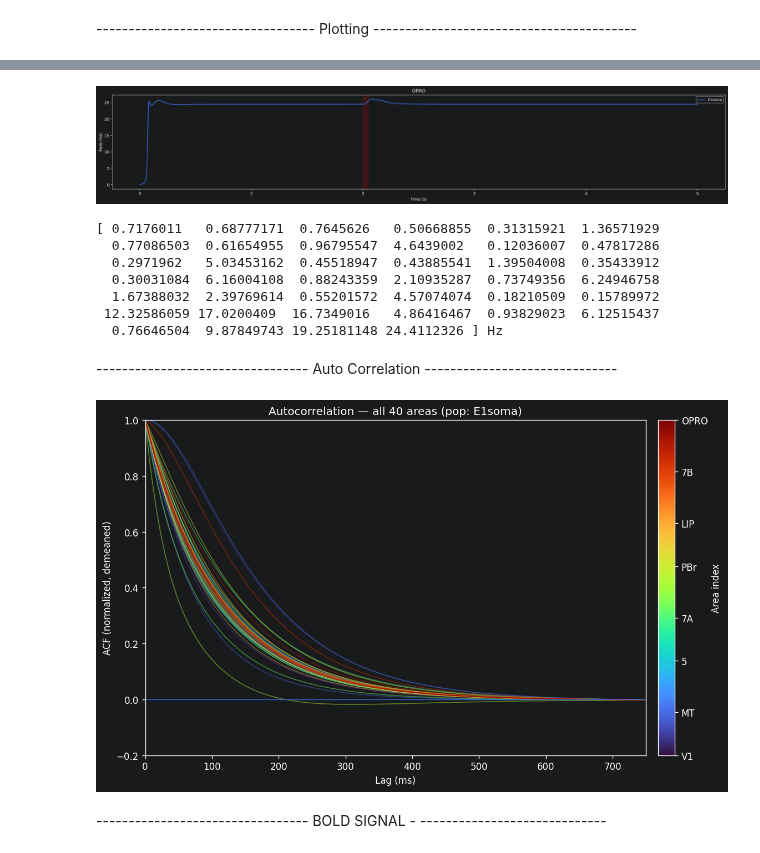
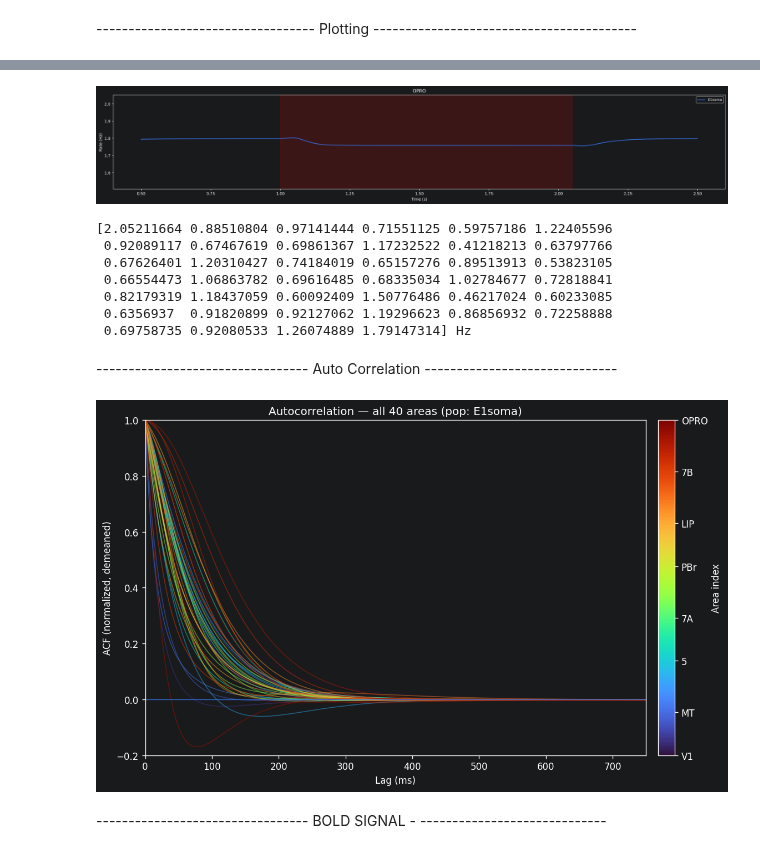
Before and after one commit to GKDavidson1/serotonin, a Jupyter notebook: RwB Autocorrelation.ipynb, the cells around one changed output, grey strips where cells are left out. Drawn from its saved outputs; the diff is of its cells as text; code cells hidden in the pictures.

```diff
--- a/RwB Autocorrelation.ipynb
+++ b/RwB Autocorrelation.ipynb
@@ -142,7 +142,7 @@ PARAMS = {
 
 
          # target stimulus on time
-          'stim_on': 2 * brian2.second,
+          'stim_on': 1 * brian2.second,
          'stim_off': 2.05 * brian2.second,
 
         # distractor stimulus on time (if using)
@@ -189,16 +189,16 @@ PARAMS = {
 }
 
 # Load the optimised free parameters from Baseline correlations output.
-# path_name = 'results_plotting_neural/neural 12345/result_summary.json'
-# path_name = 'results_plotting_neural/neural 24690/result_summary.json'
-# path_name = 'results_plotting_neural/neural 37035/result_summary.json'
-# path_name = 'results_plotting_neural/neural 49380/result_summary.json'
-# path_name = 'results_plotting_neural/neural 61725/result_summary.json'
-# path_name = 'results_plotting_neural/neural 74070/result_summary.json'
-path_name = 'results_plotting_neural/neural 86415/result_summary.json'
-# path_name = 'results_plotting_neural/neural 98760/result_summary.json'
-# path_name = 'results_plotting_neural/neural 111105/result_summary.json'
-# path_name = 'results_plotting_neural/neural 123450/result_summary.json'
+# path_name = 'results_plotting_neural/neural 12345/result_summary.json' #1
+# path_name = 'results_plotting_neural/neural 24690/result_summary.json' #2
+# path_name = 'results_plotting_neural/neural 37035/result_summary.json' #3
+# path_name = 'results_plotting_neural/neural 49380/result_summary.json' #4
+# path_name = 'results_plotting_neural/neural 61725/result_summary.json' #5
+# path_name = 'results_plotting_neural/neural 74070/result_summary.json' #6
+# path_name = 'results_plotting_neural/neural 86415/result_summary.json' #7
+# path_name = 'results_plotting_neural/neural 98760/result_summary.json' #8
+path_name = 'results_plotting_neural/neural 111105/result_summary.json' #9
+# path_name = 'results_plotting_neural/neural 123450/result_summary.json' #10
 
 RESULT_SUMMARY_PATH = Path(path_name)
 with RESULT_SUMMARY_PATH.open('r', encoding='utf-8') as f:
@@ -933,24 +933,24 @@ fig, ax = plot_one_area_wide(
     pops_to_show=['E1soma'],
     area='OPRO',
     dt=PARAMS['dt'],
-    t_start=0.0,
-    t_end=5.0,
+    t_start=0.5,
+    t_end=2.5,
     stim_on=PARAMS['stim_on'],
     stim_off=PARAMS['stim_off'],
     figsize=(22, 4),
 )
 # %% [output]
-[figure, old version]
+[figure, new version]
 # %%
 print(np.mean(R[:,:,0], axis= 0))
 # %% [output]
-[ 0.7176011   0.68777171  0.7645626   0.50668855  0.31315921  1.36571929
-  0.77086503  0.61654955  0.96795547  4.6439002   0.12036007  0.47817286
-  0.2971962   5.03453162  0.45518947  0.43885541  1.39504008  0.35433912
-  0.30031084  6.16004108  0.88243359  2.10935287  0.73749356  6.24946758
-  1.67388032  2.39769614  0.55201572  4.57074074  0.18210509  0.15789972
- 12.32586059 17.0200409  16.7349016   4.86416467  0.93829023  6.12515437
-  0.76646504  9.87849743 19.25181148 24.4112326 ] Hz
+[2.05211664 0.88510804 0.97141444 0.71551125 0.59757186 1.22405596
+ 0.92089117 0.67467619 0.69861367 1.17232522 0.41218213 0.63797766
+ 0.67626401 1.20310427 0.74184019 0.65157276 0.89513913 0.53823105
+ 0.66554473 1.06863782 0.69616485 0.68335034 1.02784677 0.72818841
+ 0.82179319 1.18437059 0.60092409 1.50776486 0.46217024 0.60233085
+ 0.6356937  0.91820899 0.92127062 1.19296623 0.86856932 0.72258888
+ 0.69758735 0.92080533 1.26074889 1.79147314] Hz
 # %%
 df = pandas.DataFrame(R[:,:,0])
 df.to_csv("firing rates.csv", index=False)
@@ -1099,24 +1099,24 @@ def bin_firing_rate(
     return r_binned, dt_bin_ms
 # %%
 dt_ms = float(PARAMS["dt"] / b2.ms)
-bin_ms = 5
-R_binned, dt_bin_ms = bin_firing_rate(R[2350:10000,:,:], dt_ms=dt_ms, bin_ms=bin_ms, mode="mean")
+bin_ms = 1
+R_binned, dt_bin_ms = bin_firing_rate(R[2060:10000,:,:], dt_ms=dt_ms, bin_ms=bin_ms, mode="mean")
 
 
 
 plot_acf_oneplot_gradient(
     R_binned,
     area_names=area_list_SLN,
     pops=pops,
     pop_name="E1soma",
     dt=bin_ms * brian2.ms,
     max_lag_ms=750,
     cmap_name="turbo",      # very clear gradient for 40 lines
     alpha=0.45,
     lw=1.0
 )
 # %% [output]
-[figure, old version]
+[figure, new version]
 # %% [markdown]
 --------------------------------- BOLD
 SIGNAL - -----------------------------
```
Also changed, not shown: parts of 7 cells of this notebook, 25 other files.
